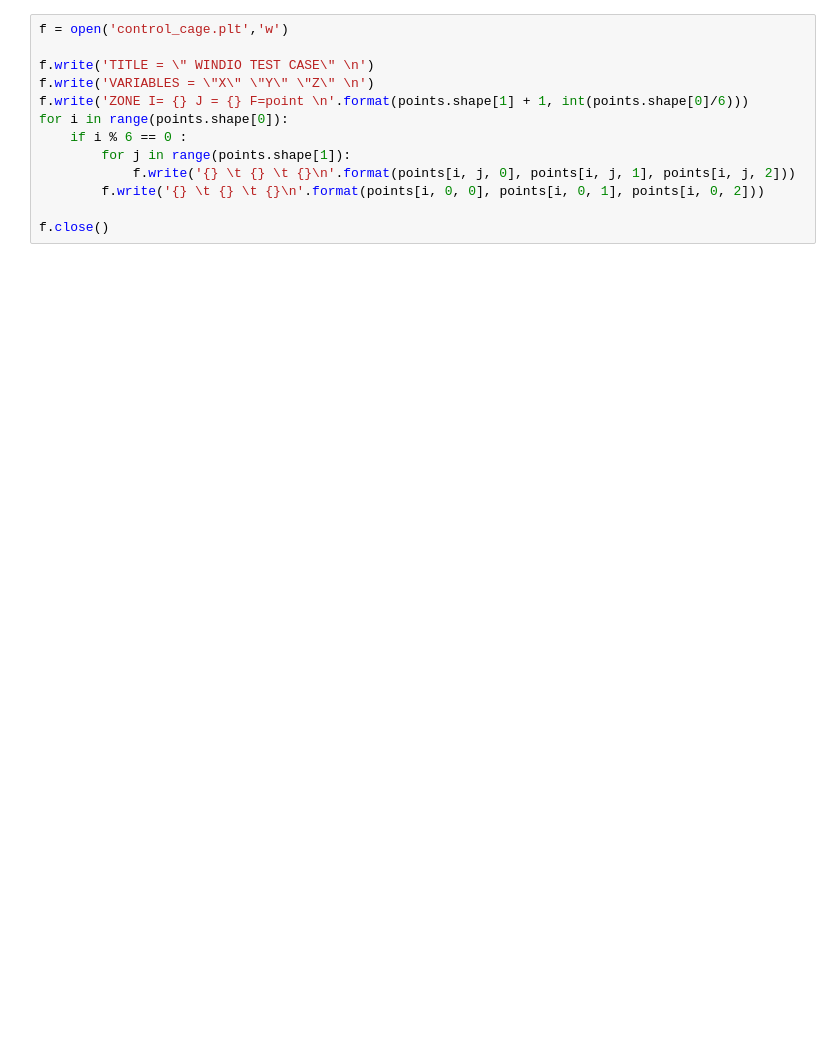
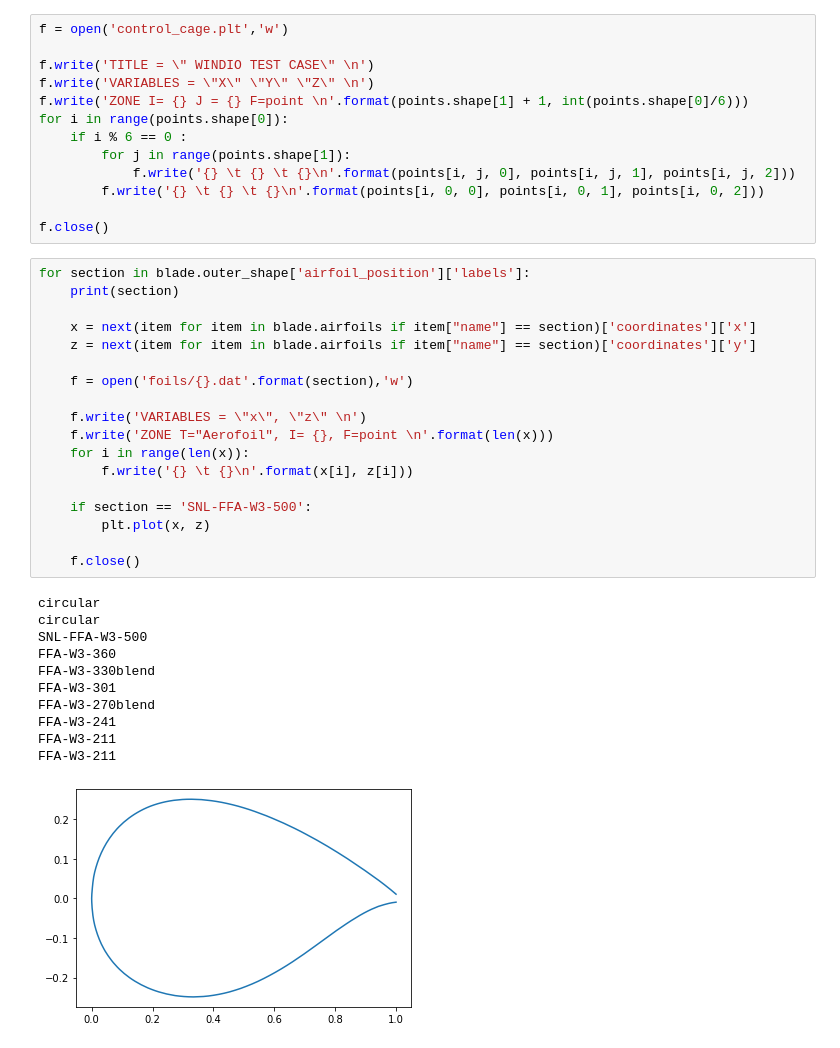
Before and after one commit to T-Wainwright/windio2cad, a Jupyter notebook: Generate_blade.ipynb, the cells around one changed output. Saved outputs shown, nothing was run; the diff lists cells and outputs as text; blank space fills up the shorter version.

```diff
--- a/Generate_blade.ipynb
+++ b/Generate_blade.ipynb
@@ -505,3 +551,33 @@ for i in range(points.shape[0]):
         f.write('{} \t {} \t {}\n'.format(points[i, 0, 0], points[i, 0, 1], points[i, 0, 2]))
 
 f.close()
+# %%
+for section in blade.outer_shape['airfoil_position']['labels']:
+    print(section)
+
+    x = next(item for item in blade.airfoils if item["name"] == section)['coordinates']['x']
+    z = next(item for item in blade.airfoils if item["name"] == section)['coordinates']['y']
+
+    f = open('foils/{}.dat'.format(section),'w')
+
+    f.write('VARIABLES = \"x\", \"z\" \n')
+    f.write('ZONE T="Aerofoil", I= {}, F=point \n'.format(len(x)))
+    for i in range(len(x)):
+        f.write('{} \t {}\n'.format(x[i], z[i]))
+
+    if section == 'SNL-FFA-W3-500':
+        plt.plot(x, z)
+
+    f.close()
+# %% [output]
+circular
+circular
+SNL-FFA-W3-500
+FFA-W3-360
+FFA-W3-330blend
+FFA-W3-301
+FFA-W3-270blend
+FFA-W3-241
+FFA-W3-211
+FFA-W3-211
+[figure, added]
```
Also changed, not shown: parts of 5 cells of this notebook, 2 other files.
